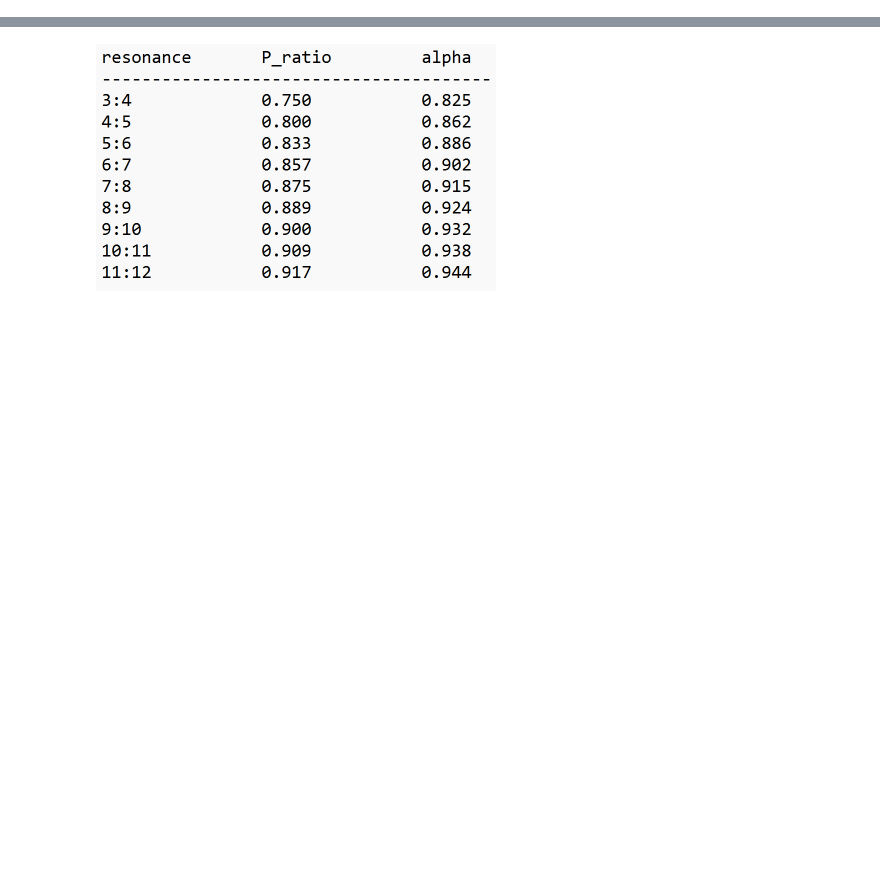
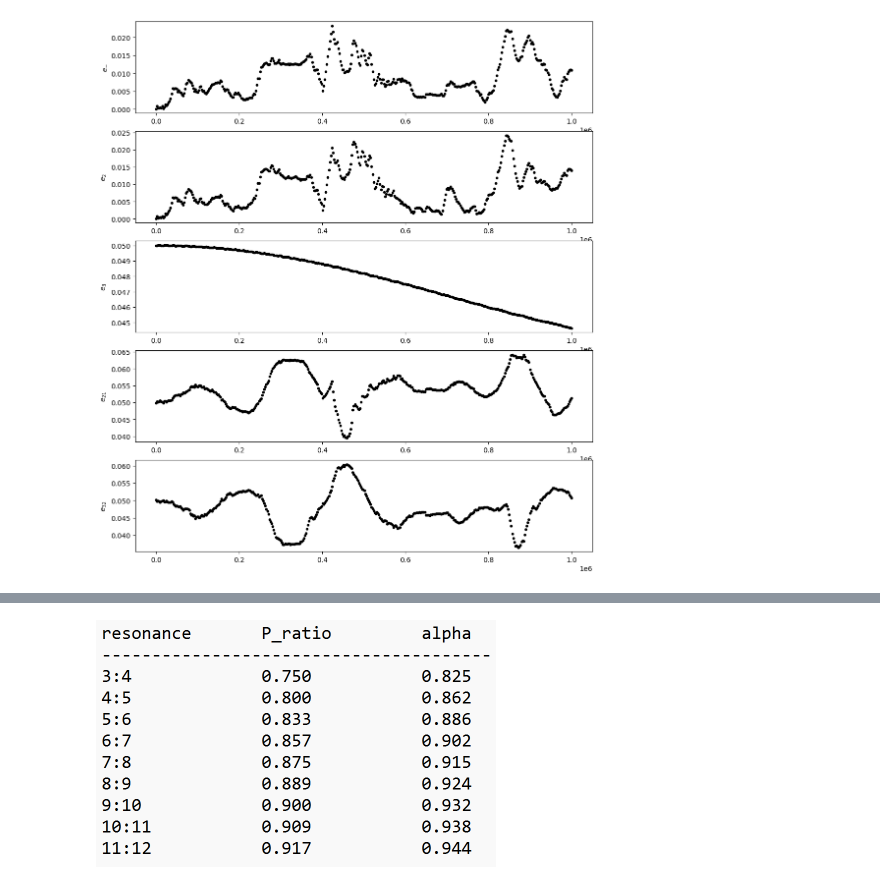
Before and after one commit to EritasY/Chaos, a Jupyter notebook: Plot eccentricity.ipynb, the cells around one changed output, grey strips where cells are left out. Saved outputs shown, nothing was run; the diff lists cells and outputs as text; code cells hidden in the pictures; blank space fills up the shorter version.

```diff
--- a/Plot eccentricity.ipynb
+++ b/Plot eccentricity.ipynb
@@ -113,7 +134,7 @@ def breathingON(mass, phi, A3_p):
 def sim(alpha, mass, ecc, pom, scale):
     alpha12, alpha23 = alpha
     P1, P2, P3 = alpha12**(3/2), 1, 1/alpha23**(3/2)
-    mu1, mu2, mu3 = mass
+    m1, m3 = mass
     ecc1, ecc2, ecc3 = ecc
     pomega1, pomega2, pomega3 = pom
 
@@ -123,9 +144,9 @@ def sim(alpha, mass, ecc, pom, scale):
 
     # add star, planet 1, planet 2
     sim.add(m=1.)
-    sim.add(m=mu1, P=P1, e=ecc1, pomega=pomega1)
-    sim.add(m=mu2, P=P2, e=ecc2, pomega=pomega2)
-    sim.add(m=mu3, P=P3, e=ecc3, pomega=pomega3)
+    sim.add(m=m1, P=P1, e=ecc1, pomega=pomega1)
+    sim.add(P=P2, e=ecc2, pomega=pomega2)
+    sim.add(m=m3, P=P3, e=ecc3, pomega=pomega3)
     ps = sim.particles
     ps[1].r = ps[1].a*(ps[1].m/3/ps[0].m)**(1/3)
     ps[2].r = ps[2].a*(ps[2].m/3/ps[0].m)**(1/3)
@@ -135,14 +156,14 @@ def sim(alpha, mass, ecc, pom, scale):
     sim.dt = sim.particles[1].P/20
     sim.collision = "direct"
 
-    pvars = Poincare.from_Simulation(sim)
-    alpha12 = pvars.particles[1].a/pvars.particles[2].a
-    alpha23 = pvars.particles[2].a/pvars.particles[3].a
-    alpha13 = pvars.particles[1].a/pvars.particles[3].a
-    print(f"alpha = {alpha12, alpha23, alpha13}")
+#     pvars = Poincare.from_Simulation(sim)
+#     alpha12 = pvars.particles[1].a/pvars.particles[2].a
+#     alpha23 = pvars.particles[2].a/pvars.particles[3].a
+#     alpha13 = pvars.particles[1].a/pvars.particles[3].a
+#     print(f"alpha = {alpha12, alpha23, alpha13}")
 
     Nout=400
-    ecc1, ecc2, ecc3, e21, e32 = np.zeros(Nout), np.zeros(Nout), np.zeros(Nout), np.zeros(Nout), np.zeros(Nout)
+    ecc1, ecc2, ecc3, e21, e32, eminus, e13 = np.zeros(Nout), np.zeros(Nout), np.zeros(Nout), np.zeros(Nout), np.zeros(Nout), np.zeros(Nout), np.zeros(Nout)
     times = np.linspace(0,scale,Nout)
 
     for i, time in enumerate(times):
@@ -155,10 +176,14 @@ def sim(alpha, mass, ecc, pom, scale):
             e1_x, e1_y = e1*np.cos(p1), e1*np.sin(p1)
             e2_x, e2_y = e2*np.cos(p2), e2*np.sin(p2)
             e3_x, e3_y = e3*np.cos(p3), e3*np.sin(p3)
+            eminus_x, eminus_y = (m3*(e3_x-e2_x)-m1*(e2_x-e1_x))/(m1+m3), (m3*(e3_y-e2_y)-m1*(e2_y-e1_y))/(m1+m3)
+            e13[i] = np.sqrt((e3_x-e1_x)**2+(e3_y-e1_y)**2)
 
             ecc1[i] = e1
             ecc2[i] = e2
             ecc3[i] = e3
+
+            eminus[i] = np.sqrt(eminus_x**2 + eminus_y**2)
 
             e21[i] = np.sqrt((e2_x-e1_x)**2 + (e2_y-e1_y)**2)
             e32[i] = np.sqrt((e3_x-e2_x)**2 + (e3_y-e2_y)**2)
@@ -167,8 +192,8 @@ def sim(alpha, mass, ecc, pom, scale):
             break
 
     fig, axarr = plt.subplots(nrows=5, figsize=(12,14))
-    axarr[0].plot(times, ecc1, 'k.')
-    axarr[0].set_ylabel(r"$e_{1}$")
+    axarr[0].plot(times, eminus, 'k.')
+    axarr[0].set_ylabel(r"$e_{-}$")
 
     axarr[1].plot(times, ecc2, 'k.')
     axarr[1].set_ylabel(r"$e_{2}$")
@@ -182,9 +207,12 @@ def sim(alpha, mass, ecc, pom, scale):
     axarr[4].plot(times, e32, 'k.')
     axarr[4].set_ylabel(r"$e_{32}$")
 # %%
-alpha = 0.8, 0.84
-mass = 2e-6,1e-6,1e-6
-ecc = 0.05, 0.05, 0.05
+alpha = 0.93,0.93
+mass = 3e-8,3e-8
+ecc = 0.05, 1e-4, 0.05
 pomega = 0, 0, np.pi
-amp1, amp2, amp3, phase1, phase2, phase3, omega2, omega3, phi = GtoS(alpha, mass, ecc, pomega)
+amp1, amp2, amp3, phase1, phase2, phase3, omega2, omega3 = GtoS(alpha, mass, ecc, pomega)
+sim(alpha, mass, ecc, pomega, 1e6)
+# %% [output]
+[figure, added]
 # %%
```
Also changed, not shown: parts of 15 cells of this notebook, 6 other files.
